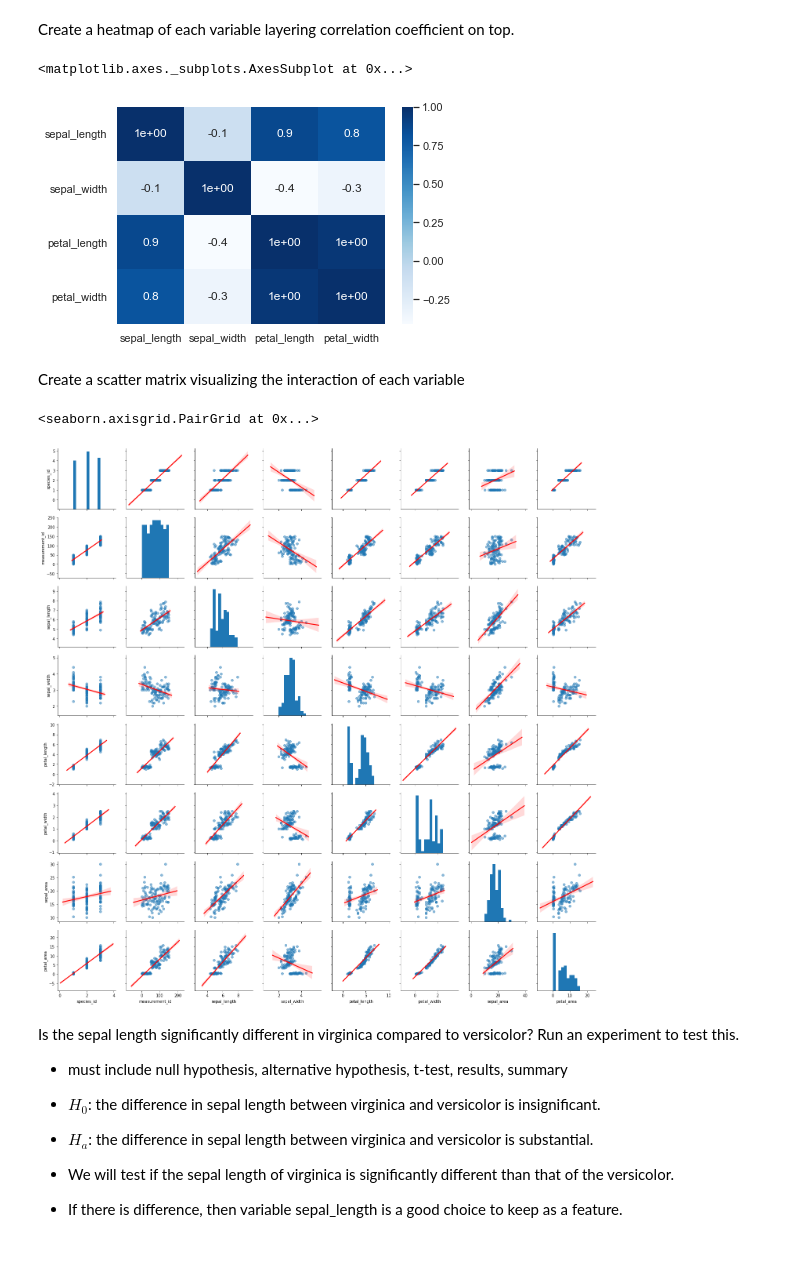
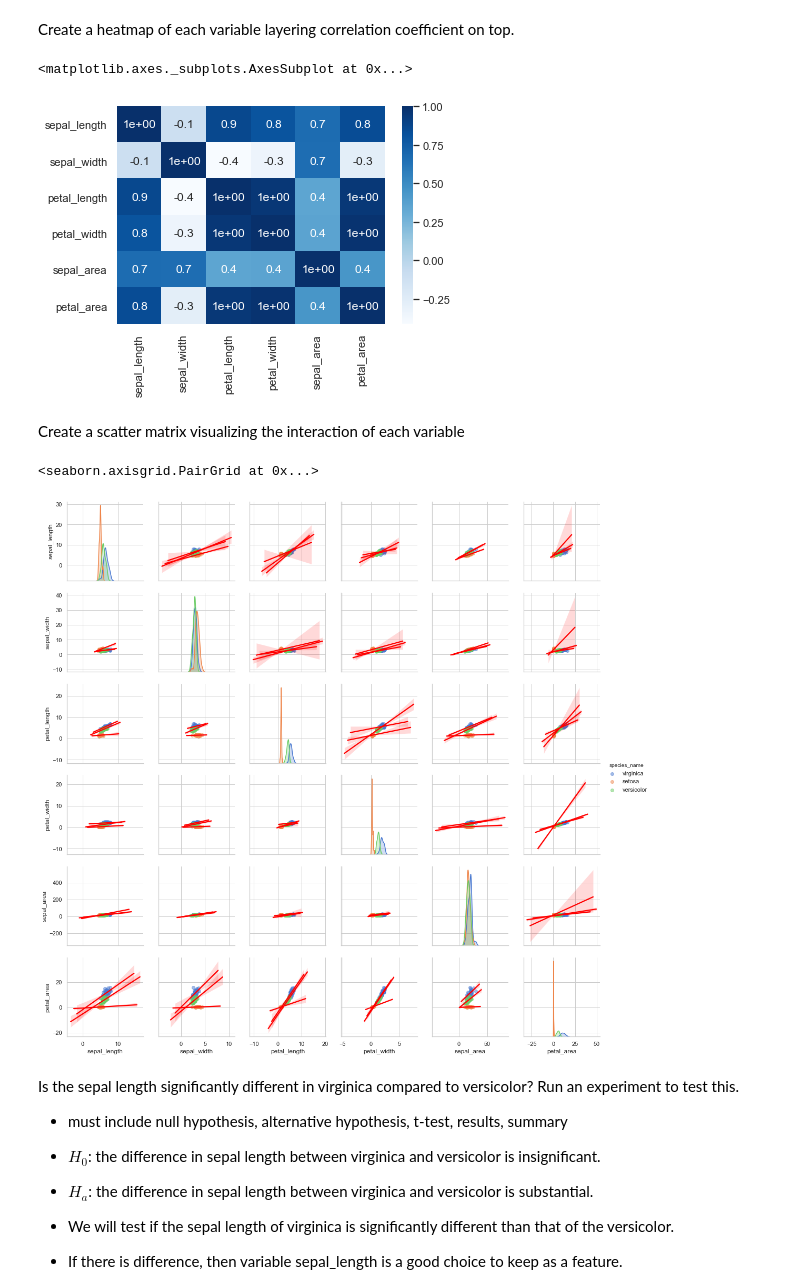
Before and after one commit to guedanie/ds-methodologies-exercises, a Jupyter notebook: classification/classification_exercises.ipynb, the cells around one changed output. Drawn from its saved outputs; the diff is of its cells as text; code cells hidden in the pictures; blank space fills up the shorter version.

```diff
--- a/classification/classification_exercises.ipynb
+++ b/classification/classification_exercises.ipynb
@@ -459,17 +468,17 @@ Key-Takeaways:
 # %% [markdown]
 Create a heatmap of each variable layering correlation coefficient on top.
 # %%
-sns.heatmap(train[["sepal_length", "sepal_width", "petal_length", "petal_width"]].corr(), annot=True, cmap="Blues", fmt='.0')
+sns.heatmap(train.drop(columns= ["species_name", "measurement_id", "species_id"]).corr(), annot=True, cmap="Blues", fmt='.0')
 # %% [output]
 <matplotlib.axes._subplots.AxesSubplot at 0x...>
-[figure, old version]
+[figure, new version]
 # %% [markdown]
 Create a scatter matrix visualizing the interaction of each variable
 # %%
-sns.pairplot(train, hue=None, kind="reg", plot_kws={'line_kws':{'color':'red'}, 'scatter_kws': {'alpha': 0.5}})
+sns.pairplot(train.drop(columns=["measurement_id", "species_id"]), hue="species_name", kind="reg", plot_kws={'line_kws':{'color':'red'}, 'scatter_kws': {'alpha': 0.5}})
 # %% [output]
 <seaborn.axisgrid.PairGrid at 0x...>
-[figure, old version]
+[figure, new version]
 # %% [markdown]
 Is the sepal length significantly different in virginica compared to versicolor? Run an experiment to test this.
 
```
Also changed, not shown: parts of 1 cell of this notebook.
